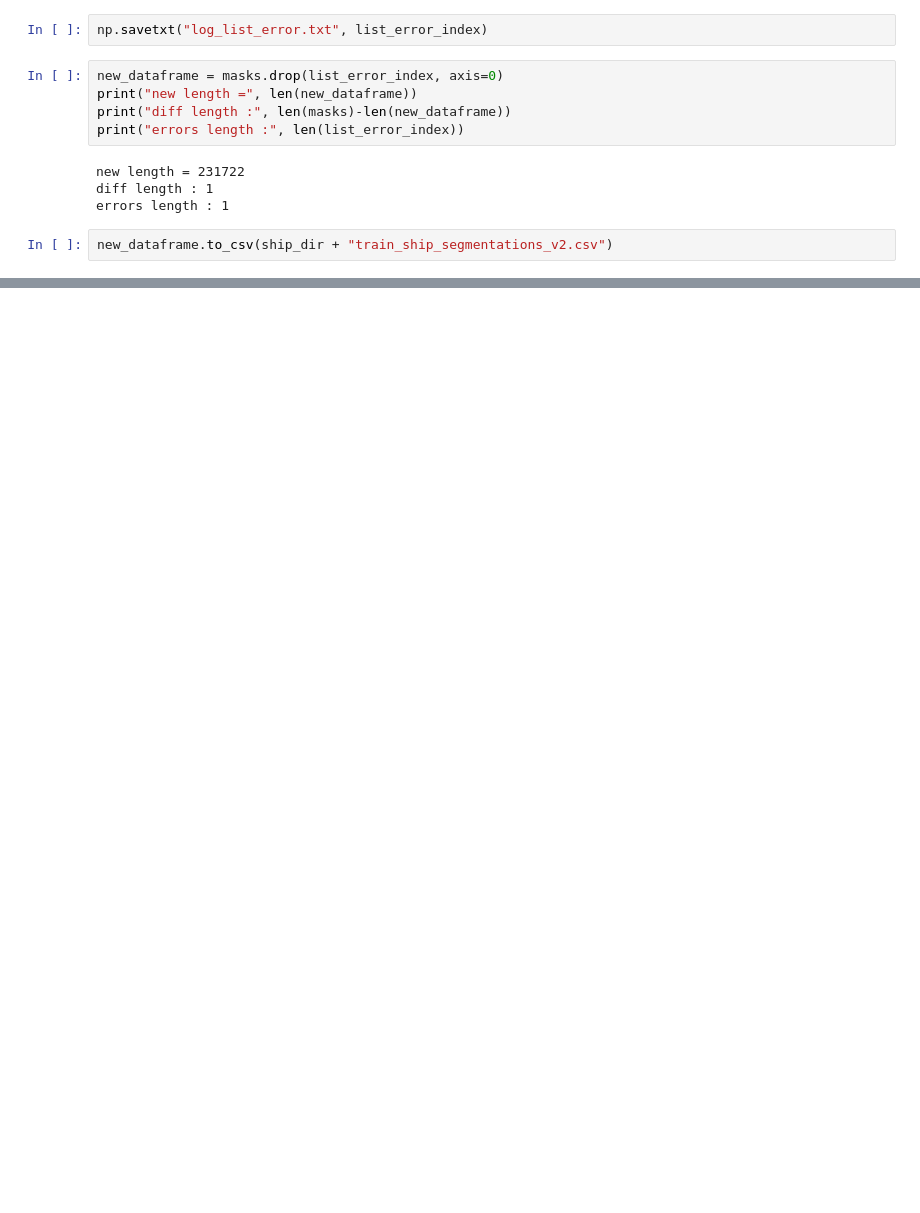
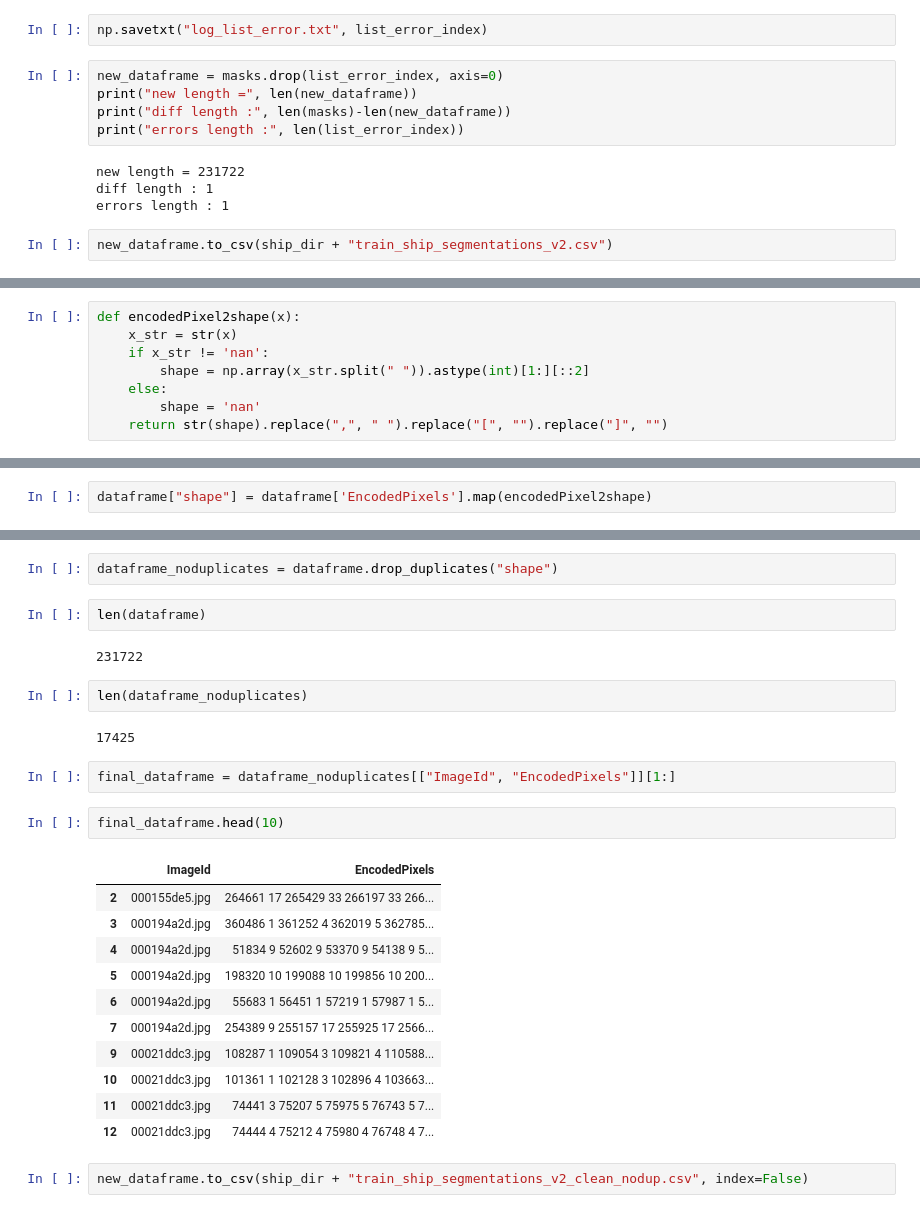
Before and after one commit to AnthonyHoudaille/FilRougeAIRBUS, a Jupyter notebook: notebook/Clean_dataset.ipynb, the cells around one changed output, grey strips where cells are left out. Saved outputs shown, nothing was run; the diff lists cells and outputs as text; blank space fills up the shorter version.

```diff
--- a/notebook/Clean_dataset.ipynb
+++ b/notebook/Clean_dataset.ipynb
@@ -60,0 +99,8 @@ new_dataframe.to_csv(ship_dir + "train_ship_segmentations_v2.csv")
+# %%
+def encodedPixel2shape(x):
+    x_str = str(x)
+    if x_str != 'nan':
+        shape = np.array(x_str.split(" ")).astype(int)[1:][::2]
+    else:
+        shape = 'nan'
+    return str(shape).replace(",", " ").replace("[", "").replace("]", "")
@@ -60,0 +125,2 @@ new_dataframe.to_csv(ship_dir + "train_ship_segmentations_v2.csv")
+# %%
+dataframe["shape"] = dataframe['EncodedPixels'].map(encodedPixel2shape)
@@ -60,0 +136,28 @@ new_dataframe.to_csv(ship_dir + "train_ship_segmentations_v2.csv")
+# %%
+dataframe_noduplicates = dataframe.drop_duplicates("shape")
+# %%
+len(dataframe)
+# %% [output]
+231722
+# %%
+len(dataframe_noduplicates)
+# %% [output]
+17425
+# %%
+final_dataframe = dataframe_noduplicates[["ImageId", "EncodedPixels"]][1:]
+# %%
+final_dataframe.head(10)
+# %% [output]
+|  | ImageId | EncodedPixels |
+| 2 | 000155de5.jpg | 264661 17 265429 33 266197 33 266... |
+| 3 | 000194a2d.jpg | 360486 1 361252 4 362019 5 362785... |
+| 4 | 000194a2d.jpg | 51834 9 52602 9 53370 9 54138 9 5... |
+| 5 | 000194a2d.jpg | 198320 10 199088 10 199856 10 200... |
+| 6 | 000194a2d.jpg | 55683 1 56451 1 57219 1 57987 1 5... |
+| 7 | 000194a2d.jpg | 254389 9 255157 17 255925 17 2566... |
+| 9 | 00021ddc3.jpg | 108287 1 109054 3 109821 4 110588... |
+| 10 | 00021ddc3.jpg | 101361 1 102128 3 102896 4 103663... |
+| 11 | 00021ddc3.jpg | 74441 3 75207 5 75975 5 76743 5 7... |
+| 12 | 00021ddc3.jpg | 74444 4 75212 4 75980 4 76748 4 7... |
+# %%
+new_dataframe.to_csv(ship_dir + "train_ship_segmentations_v2_clean_nodup.csv", index=False)
```
Also changed, not shown: parts of 11 cells of this notebook, 2 other files.
